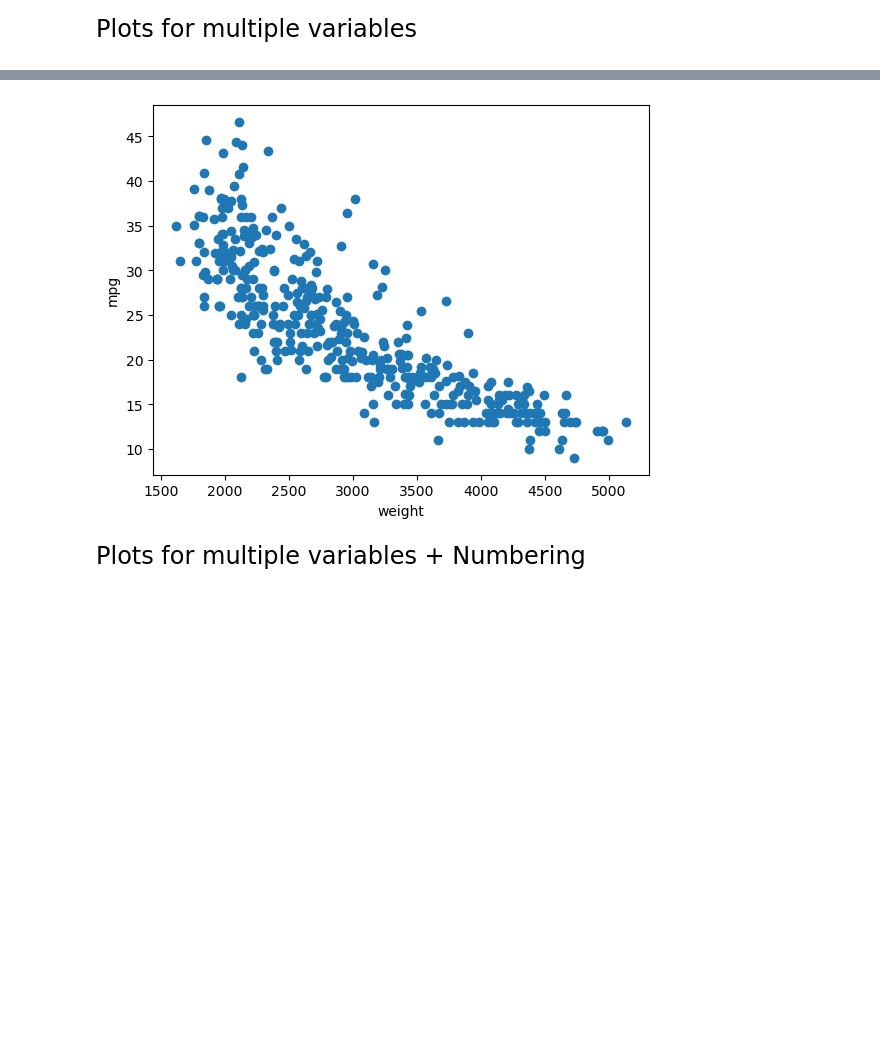
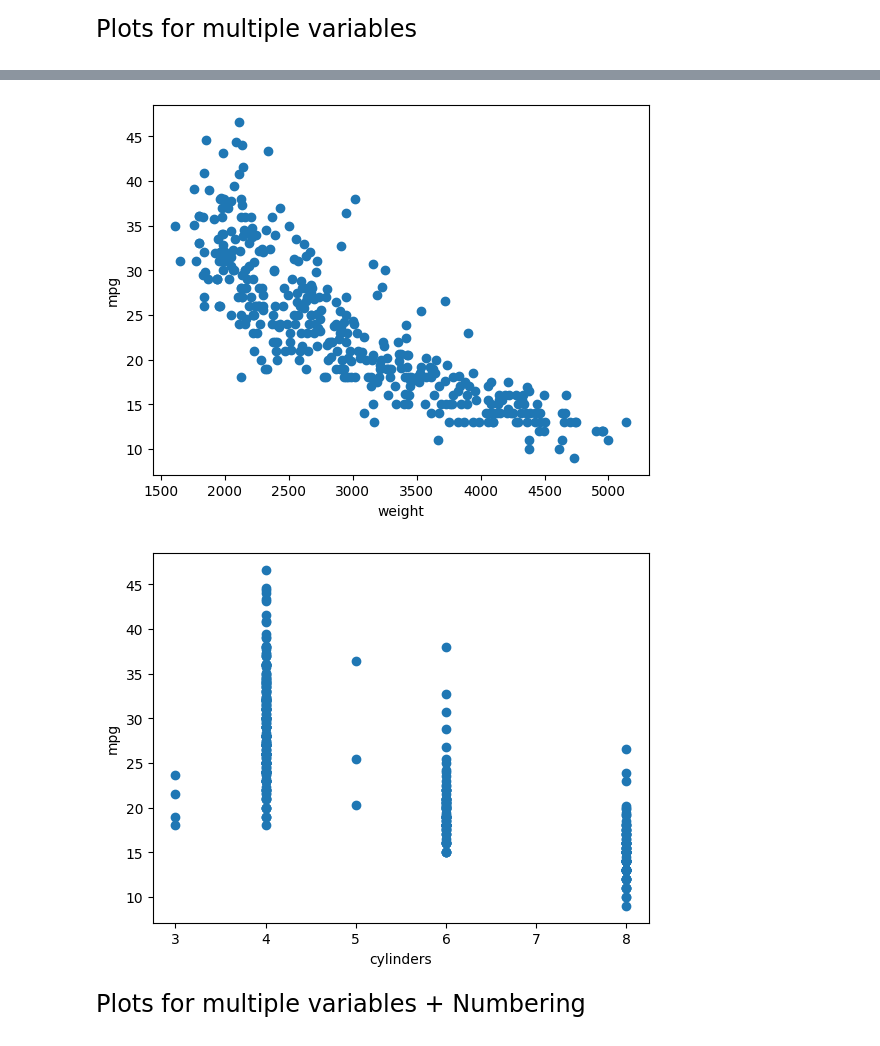
Before and after one commit to JunyiZhou-Conny/qtm151spring2023, a Jupyter notebook: Lecture 05 Loop and List/Lecture 5.ipynb, the cells around one changed output, grey strips where cells are left out. Saved outputs shown, nothing was run; the diff lists cells and outputs as text; code cells hidden in the pictures; blank space fills up the shorter version.

```diff
--- a/Lecture 05 Loop and List/Lecture 5.ipynb
+++ b/Lecture 05 Loop and List/Lecture 5.ipynb
@@ -230,34 +230,35 @@ Plots for multiple variables
 #
 #    carfeatures = pd.read_csv("data/features.csv")
 #    list_vars = ["acceleration","weight"]
 #
 #    variable_name = "acceleration"
 #    plt.scatter(x= carfeatures[variable_name], y = carfeatures["mpg"])
 #    plt.ylabel("mpg")
 #    plt.xlabel(variable_name)
 #    plt.show()
 #
 #    variable_name = "weight"
 #    plt.scatter(x= carfeatures[variable_name], y = carfeatures["mpg"])
 #    plt.ylabel("mpg")
 #    plt.xlabel(variable_name)
 #    plt.show()
 #
 #------------------------------------------------------------------------------#
 
 carfeatures = pd.read_csv("data/features.csv")
-list_vars   = ["acceleration","weight"]
+list_vars   = ["acceleration","weight", "cylinders"]
 
 for variable_name in list_vars:
     plt.scatter(x= carfeatures[variable_name], y = carfeatures["mpg"])
     plt.ylabel("mpg")
     plt.xlabel(variable_name)
     plt.show()
 
 # Try adding more variables to the analysis!!!
 # %% [output]
 [figure]
 [figure]
+[figure, added]
 # %% [markdown]
 <font size = "5" >
 
```
Also changed, not shown: parts of 4 cells of this notebook, 3 other files.
